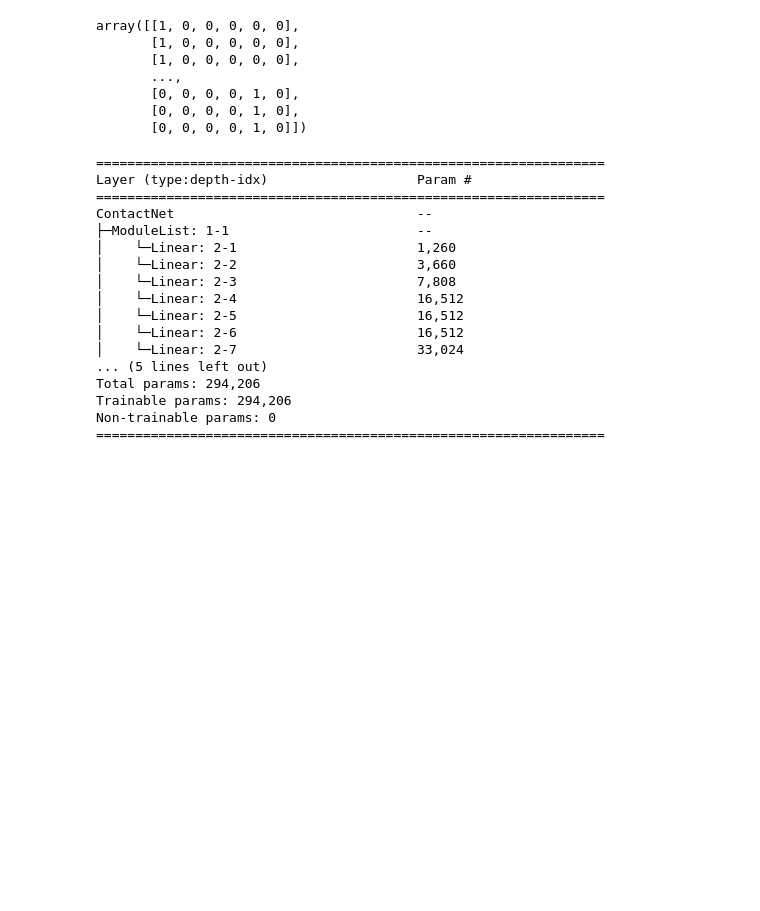
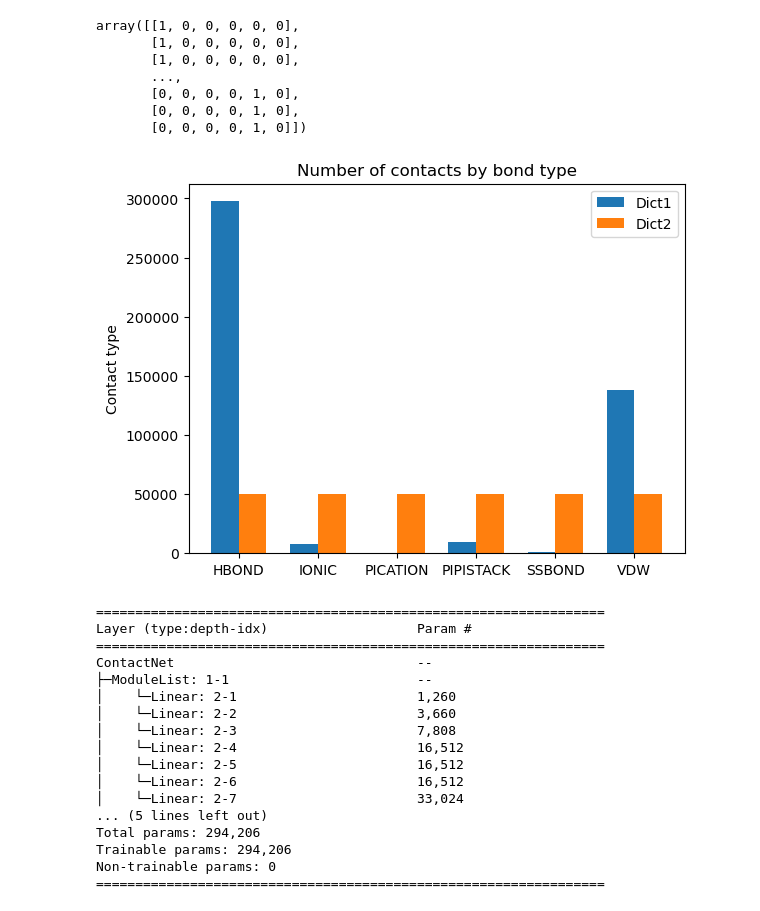
Before and after one commit to TannerAGraves/StructBioInfo, a Jupyter notebook: contacts_classification_scratch.ipynb, the cells around one changed output. Drawn from its saved outputs; the diff is of its cells as text; code cells hidden in the pictures; blank space fills up the shorter version.

Commit message:
added sampling plots

```diff
--- a/contacts_classification_scratch.ipynb
+++ b/contacts_classification_scratch.ipynb
@@ -70 +68,10 @@ local = True
+# %%
+'''CONFIG FOR LOCAL / CLOUD RUNNING'''
+running_local = 'content' not in os.getcwd()
+if running_local:
+    path = ''
+else:
+    from google.colab import drive
+    drive.mount('/content/drive')
+    path = 'drive/MyDrive/StructuralBioinformatics/'
 # %%
@@ -89,9 +88,11 @@ else:
 # %%
+df = pd.read_csv(path + 'data/contact_df.csv')
 df.dropna(inplace=True)
 
 # Define ground truth values
 y = df['Interaction'].astype('category')
 y_oneHot = pd.get_dummies(y)
+cat_names = list(y.cat.categories)
 y
 # %% [output]
 0               VDW
@@ -125,14 +126,14 @@ y_oneHot = np.array(y_oneHot) #undersampler and oversampler expects arrays
 
 print("Undersampling data...")
 undersample = InstanceHardnessThreshold(estimator=AdaBoostClassifier(),sampling_strategy={0:50000,5:50000})
-X_scaled, y_oneHot = undersample.fit_resample(X_scaled, y_oneHot)
+X_scaled_SMOTE, y_oneHot_SMOTE = undersample.fit_resample(X_scaled, y_oneHot)
 
 print("Oversampling data...")
 oversample = SMOTE(sampling_strategy={1:50000,3:50000,2:50000,4:50000})
-X_scaled, y_oneHot = oversample.fit_resample(X_scaled, y_oneHot)
+X_scaled_SMOTE, y_oneHot_SMOTE = oversample.fit_resample(X_scaled_SMOTE, y_oneHot_SMOTE)
 
-X_scaled
-y_oneHot
+X_scaled_SMOTE
+y_oneHot_SMOTE
 # %% [output]
 Scaling data...
 Undersampling data...
@@ -144,4 +145,29 @@ array([[1, 0, 0, 0, 0, 0],
        [0, 0, 0, 0, 1, 0],
        [0, 0, 0, 0, 1, 0],
        [0, 0, 0, 0, 1, 0]])
+# %%
+y_arg = np.argmax(y_oneHot.values, axis=1)
+y_arg_SMOTE = np.argmax(y_oneHot_SMOTE.values, axis=1)
+_, count = np.unique(y_arg, return_counts=True)
+class_count = dict(zip(cat_names, count))
+_, count_SMOTE = np.unique(y_arg_SMOTE, return_counts=True)
+class_count_SMOTE = dict(zip(cat_names, count_SMOTE))
+
+fig, ax = plt.subplots()
+x = np.arange(len(cat_names))  # label locations
+width = 0.35  # width of the bars
+rects1 = ax.bar(x - width/2, count, width, label='Dict1')
+rects2 = ax.bar(x + width/2, count_SMOTE, width, label='Dict2')
+
+# Add labels, title, and legend
+ax.set_ylabel('Examples')
+ax.set_ylabel('Contact type')
+ax.set_title('Number of contacts by bond type')
+ax.set_xticks(x)
+ax.set_xticklabels(cat_names)
+ax.legend()
+
+plt.show()
+# %% [output]
+[figure, added]
 # %%
```
Also changed, not shown: parts of 6 cells of this notebook.
